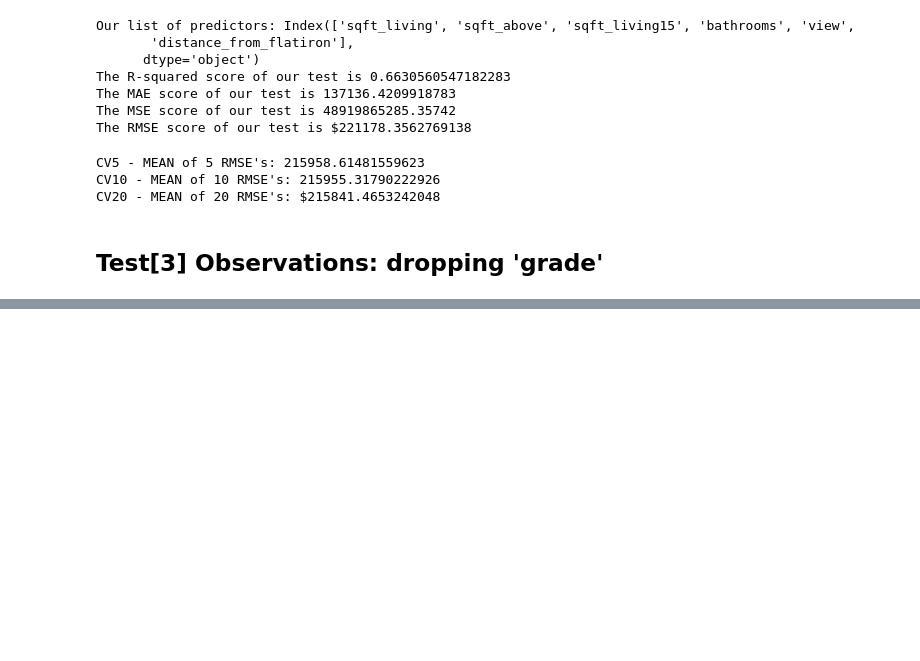
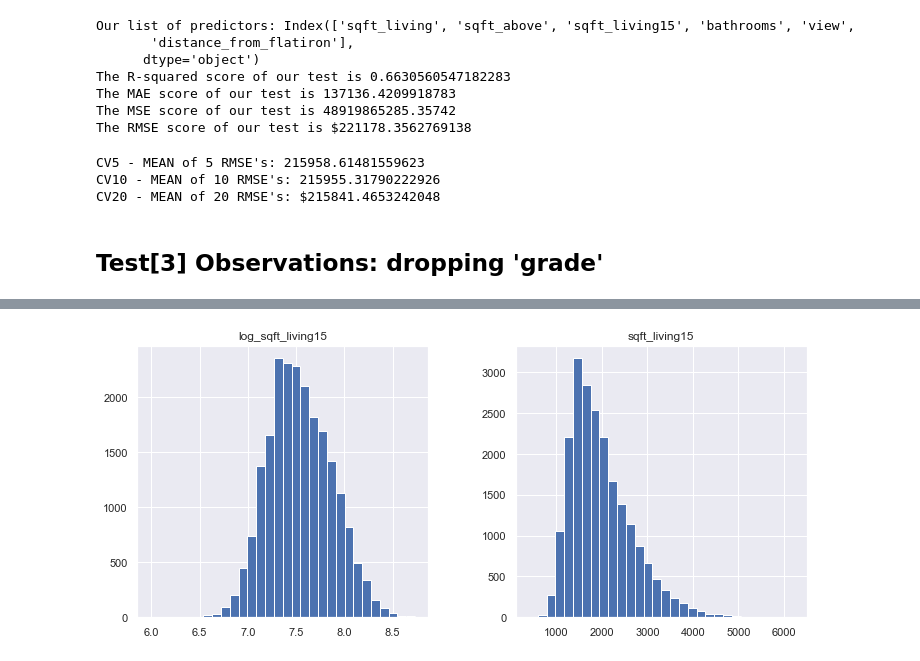
Before and after one commit to A92e/kingcountyWA_home_price_predictor, a Jupyter notebook: model_improvement.ipynb, the cells around one changed output, grey strips where cells are left out. Cells and saved outputs as stored; diff of their text form; code cells hidden in the pictures; blank space fills up the shorter version.

```diff
--- a/model_improvement.ipynb
+++ b/model_improvement.ipynb
@@ -385,0 +539,8 @@ CV20 - MEAN of 20 RMSE's: $215841.4653242048
+# %%
+df['log_sqft_living15'] = np.log(df['sqft_living15'])
+
+#df[['log_sqft_living', 'grade', 'log_sqft_above', 'sqft_living15', 'bathrooms',
+#    'view','distance_from_flatiron','yr_last_constructed']].hist(figsize=(12,12),bins=30);
+df[['sqft_living15', 'log_sqft_living15']].hist(figsize=(12,5),bins=30);
+# %% [output]
+[figure, added]
```
Also changed, not shown: parts of 43 cells of this notebook.
